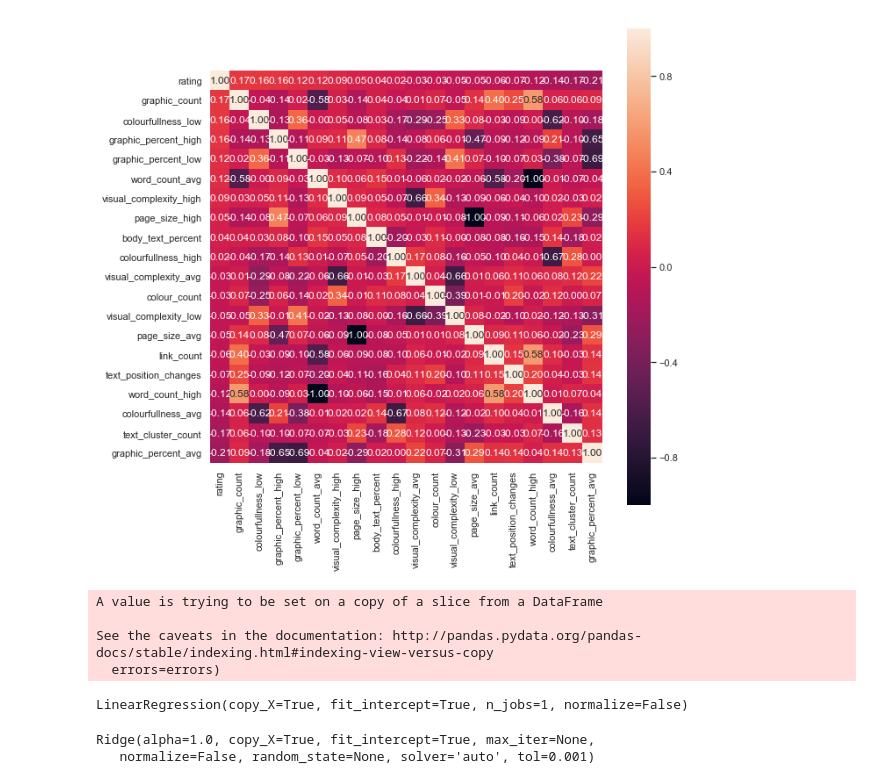
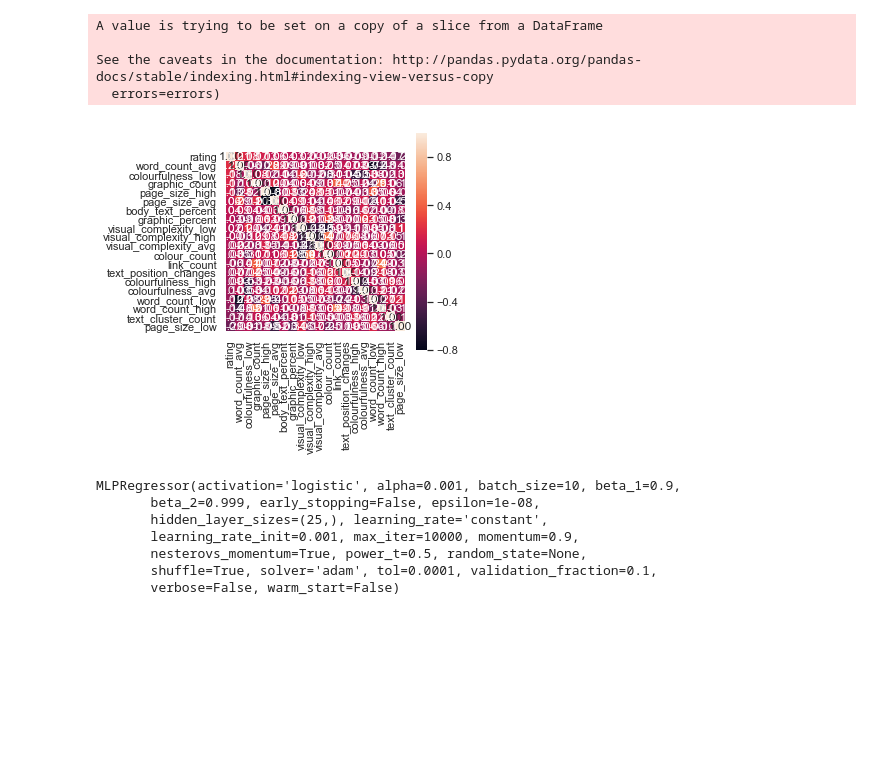
Before and after one commit to ABHISHEKVALSAN/Website-Scoring-Model, a Jupyter notebook: makeModelReg.ipynb, the cells around one changed output. Cells and saved outputs as stored; diff of their text form; code cells hidden in the pictures; blank space fills up the shorter version.

```diff
--- a/makeModelReg.ipynb
+++ b/makeModelReg.ipynb
@@ -17,10 +17,10 @@ data=pd.read_csv('data.csv')
 data.drop(['Unnamed: 0'],1, inplace=True)
 def changeColName(data):
     try:
-        columns=['word_count','body_text_percent','emphasized_body_text_percent','text_position_changes','text_cluster_count','link_count','page_size','graphic_percent','graphic_count','colour_count','font_count','colourfullness','visual_complexity','rating']
+        columns=['word_count','body_text_percent','emphasized_text_percent','text_position_changes','text_cluster_count','link_count','page_size','graphic_percent','graphic_count','colour_count','font_count','colourfulness','visual_complexity','rating']
         data.columns=columns
     except:
-        columns=['word_count','body_text_percent','emphasized_body_text_percent','text_position_changes','text_cluster_count','link_count','page_size','graphic_percent','graphic_count','colour_count','font_count','colourfullness','visual_complexity']
+        columns=['word_count','body_text_percent','emphasized_text_percent','text_position_changes','text_cluster_count','link_count','page_size','graphic_percent','graphic_count','colour_count','font_count','colourfulness','visual_complexity']
         data.columns=columns
     return data
 # %%
@@ -43,9 +43,9 @@ def catCol(data,col):
     data[col+'_avg']=np.ones(data[col].shape)
     data[col+'_low']=np.zeros(data[col].shape)
 
-    data[col+'_high'][np.where(data[col]>1)[0]]=1.0
-    data[col+'_avg'][np.where(data[col]>1)[0]]=0.0
-    data[col+'_avg'][np.where(data[col]<-1)[0]]=0.0
-    data[col+'_low'][np.where(data[col]<-1)[0]]=1.0
+    data[col+'_high'][np.where(data[col]>.431)[0]]=1.0
+    data[col+'_avg'][np.where(data[col]>.431)[0]]=0.0
+    data[col+'_avg'][np.where(data[col]<-.431)[0]]=0.0
+    data[col+'_low'][np.where(data[col]<-.431)[0]]=1.0
     data.drop([col],1,inplace=True)
     return data
@@ -59,11 +80,9 @@ def preProcess(data,mean,std):
         pass
     data=stdNormal(data,mean,std)
     data=catCol(data,'word_count')
+    data=catCol(data,'page_size')
+    data=catCol(data,'colourfulness')
     data=catCol(data,'visual_complexity')
-    data=catCol(data,'colourfullness')
-    data=catCol(data,'page_size')
-    data=catCol(data,'graphic_percent')
-    data['bias']=np.ones(data[data.columns[0]].shape)
     try:
         data['rating']=rating
     except:
@@ -76,7 +95,8 @@ mean=np.mean(data.values[:,:-1],axis=0)
 std=np.std(data.values[:,:-1],axis=0)
 # %%
 data=preProcess(data,mean,std)
-data['emphasized_body_text_percent']=0
+irrCol=['emphasized_text_percent','font_count']
+data.drop(irrCol,1,inplace=True)
 # %%
 correlation = data.corr(method='pearson')
 columns = correlation.nlargest(30,'rating').index
@@ -85,11 +113,2 @@ columns = correlation.nlargest(30,'rating').index
-# %%
-fig, ax = plt.subplots(figsize=(10,10))
-correlation_map = np.corrcoef(data[columns].values.T)
-sns.set(font_scale=1)
-heatmap = sns.heatmap(correlation_map, cbar=True, annot=True, square=True, fmt='.2f',yticklabels=columns.values, xticklabels=columns.values)
-plt.savefig('corr.png')
-#plt.show()
-# %% [output]
-[figure, removed]
 # %%
 columns=columns.tolist()
@@ -132,11 +150,20 @@ def RMS_train(reg):
+# %%
+fig, ax = plt.subplots(figsize=(4,4))
+correlation_map = np.corrcoef(data[columns].values.T)
+sns.set(font_scale=1)
+heatmap = sns.heatmap(correlation_map, cbar=True, annot=True, square=True, fmt='.2f',yticklabels=columns.values, xticklabels=columns.values)
+#plt.savefig('corr.png')
+#plt.show()
+# %% [output]
+[figure, added]
 # %%
-regLinear=LinearReg()
+regLinear=MLPReg()
 regLinear.fit(X_train,Y_train)
 # %% [output]
-LinearRegression(copy_X=True, fit_intercept=True, n_jobs=1, normalize=False)
+MLPRegressor(activation='logistic', alpha=0.001, batch_size=10, beta_1=0.9,
+       beta_2=0.999, early_stopping=False, epsilon=1e-08,
+       hidden_layer_sizes=(25,), learning_rate='constant',
+       learning_rate_init=0.001, max_iter=10000, momentum=0.9,
+       nesterovs_momentum=True, power_t=0.5, random_state=None,
+       shuffle=True, solver='adam', tol=0.0001, validation_fraction=0.1,
+       verbose=False, warm_start=False)
-# %%
-regRidge=RidgeReg()
-regRidge.fit(X_train,Y_train)
-# %% [output]
-Ridge(alpha=1.0, copy_X=True, fit_intercept=True, max_iter=None,
-   normalize=False, random_state=None, solver='auto', tol=0.001)
```
Also changed, not shown: parts of 22 cells of this notebook, 3 other files.
